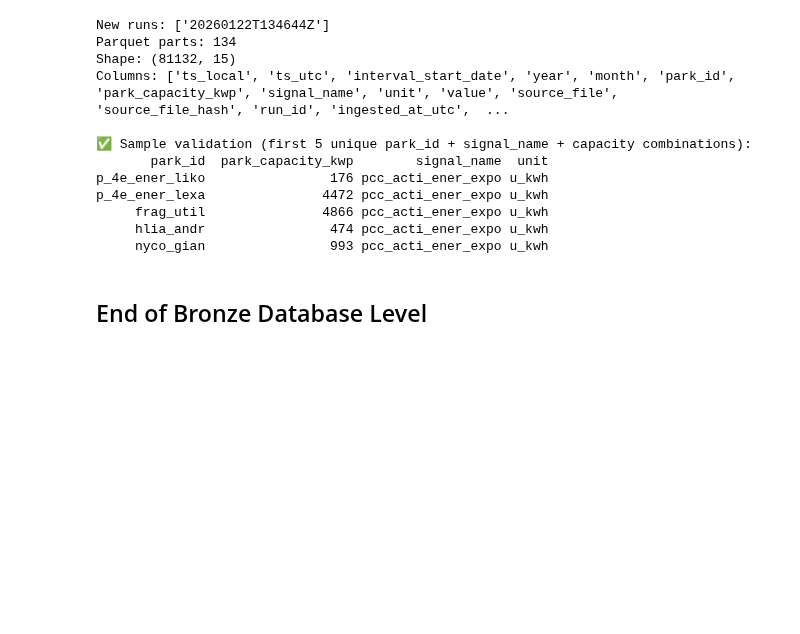
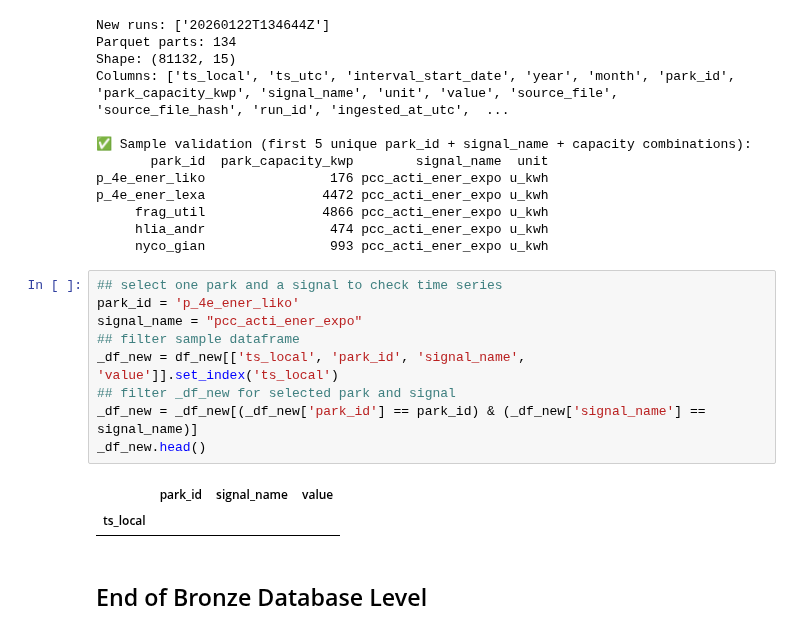
Before and after one commit to steliosvliaros/daily_avg_pv_kpi_heatmap, a Jupyter notebook: notebooks/01_prototype_pvgis_pi_heatmap.ipynb, the cells around one changed output. Drawn from its saved outputs; the diff is of its cells as text; blank space fills up the shorter version.

```diff
--- a/notebooks/01_prototype_pvgis_pi_heatmap.ipynb
+++ b/notebooks/01_prototype_pvgis_pi_heatmap.ipynb
@@ -232,6 +214,18 @@ p_4e_ener_lexa               4472 pcc_acti_ener_expo u_kwh
      frag_util               4866 pcc_acti_ener_expo u_kwh
      hlia_andr                474 pcc_acti_ener_expo u_kwh
      nyco_gian                993 pcc_acti_ener_expo u_kwh
+# %%
+## select one park and a signal to check time series
+park_id = 'p_4e_ener_liko'
+signal_name = "pcc_acti_ener_expo"
+## filter sample dataframe
+_df_new = df_new[['ts_local', 'park_id', 'signal_name', 'value']].set_index('ts_local')
+## filter _df_new for selected park and signal
+_df_new = _df_new[(_df_new['park_id'] == park_id) & (_df_new['signal_name'] == signal_name)]
+_df_new.head()
+# %% [output]
+|  | park_id | signal_name | value |
+| ts_local |  |  |  |
 # %% [markdown]
 ## End of Bronze Database Level
 # %%
```
Also changed, not shown: parts of 1 cell of this notebook, 2 other files.
